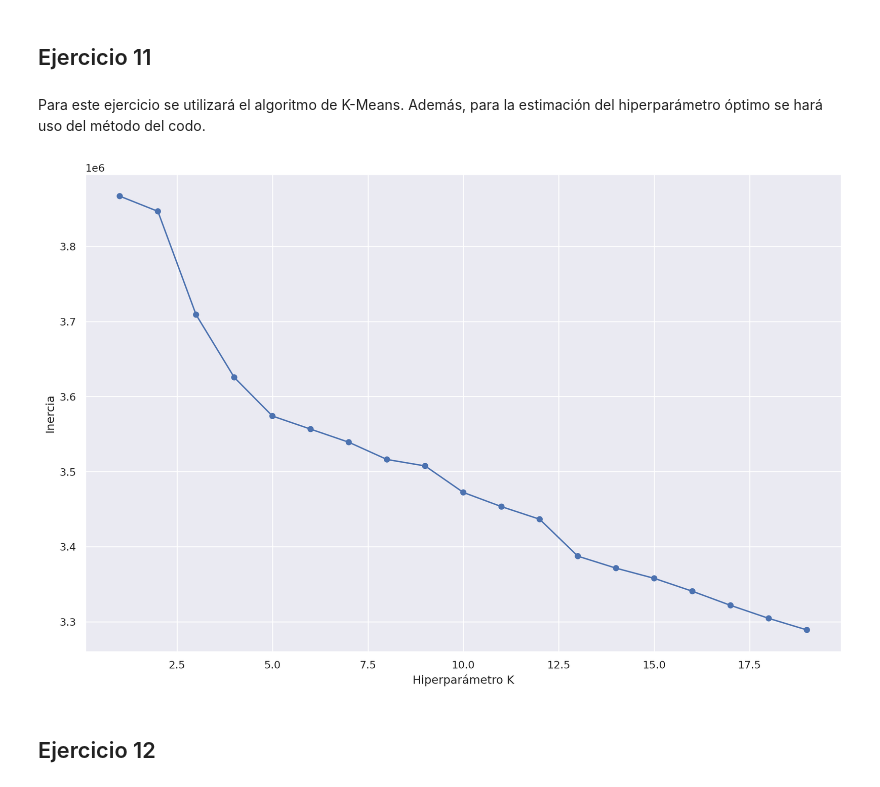
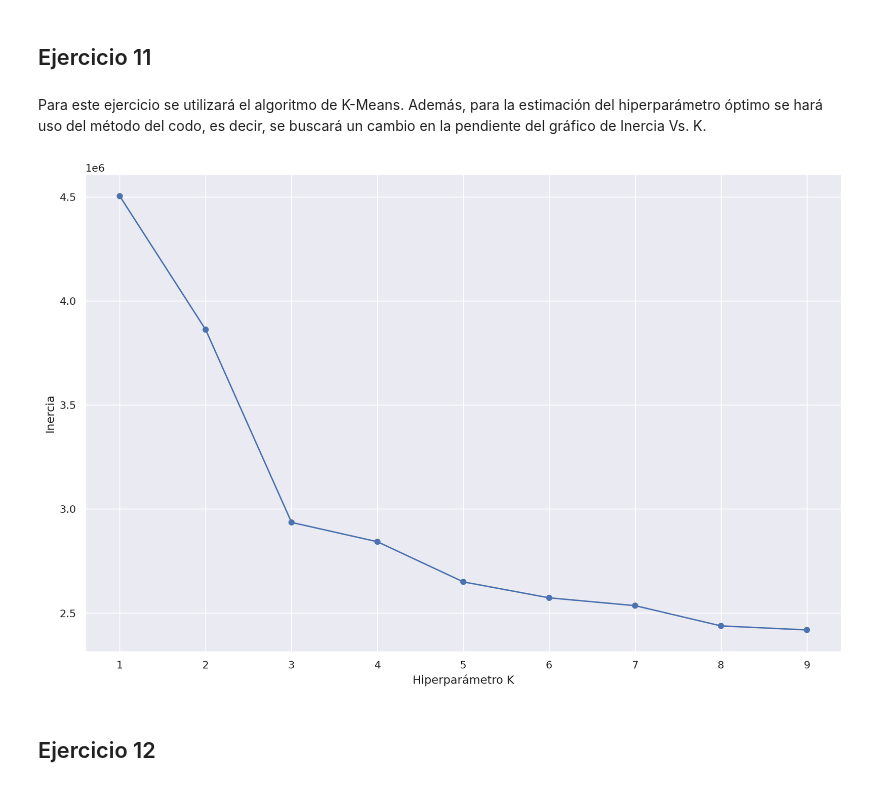
Before and after one commit to leonelifernandez12/labo_datos, a Jupyter notebook: tp_2.ipynb, the cells around one changed output. Cells and saved outputs as stored; diff of their text form; code cells hidden in the pictures.

```diff
--- a/tp_2.ipynb
+++ b/tp_2.ipynb
@@ -243,26 +423,28 @@ A simple vista se pueden considerar dos regiones generales, dadas por una línea
 # %% [markdown]
 ## Ejercicio 11
 # %% [markdown]
-Para este ejercicio se utilizará el algoritmo de K-Means. Además, para la estimación del hiperparámetro óptimo se hará uso del método del codo.
+Para este ejercicio se utilizará el algoritmo de K-Means. Además, para la estimación del hiperparámetro óptimo se hará uso del método del codo, es decir, se buscará un cambio en la pendiente del gráfico de Inercia Vs. K.
 # %%
 metricas = []
-for k in range(1, 20):
-    kmeans = KMeans(n_clusters=k, random_state=0)
+random_state = 20
+for k in range(1, 10):
+    kmeans = KMeans(n_clusters=k, random_state=random_state)
     kmeans.fit(df_clustering_escalado)
 
     metricas.append([k, kmeans.inertia_])
 
 metricas = pd.DataFrame(metricas, columns=["k", "inercia"])
-
-(
-    so.Plot(data=metricas, x="k", y="inercia")
-    .add(so.Line())
-    .add(so.Dot())
-    .layout(size=(12, 8))
-    .label(x="Hiperparámetro K", y="Inercia")
-)
-# %% [output]
-[figure, removed]
+# %%
+(
+    so.Plot(data=metricas, x="k", y="inercia")
+    .add(so.Line())
+    .add(so.Dot())
+    .layout(size=(12, 8))
+    .label(x="Hiperparámetro K", y="Inercia")
+    .scale(x=so.Continuous().tick(every=1))
+)
+# %% [output]
+[figure, added]
 # %% [markdown]
 ## Ejercicio 12
 # %%
```
Also changed, not shown: parts of 29 cells of this notebook.
